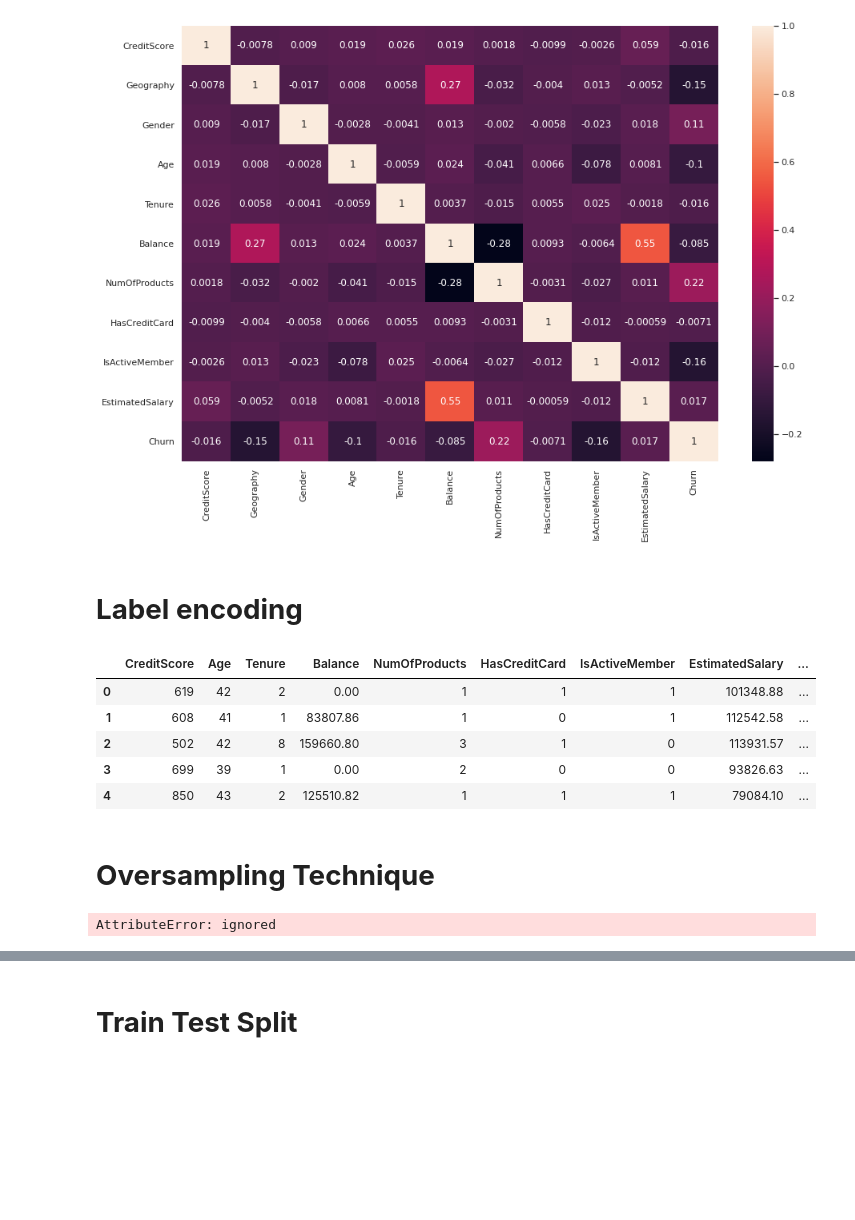
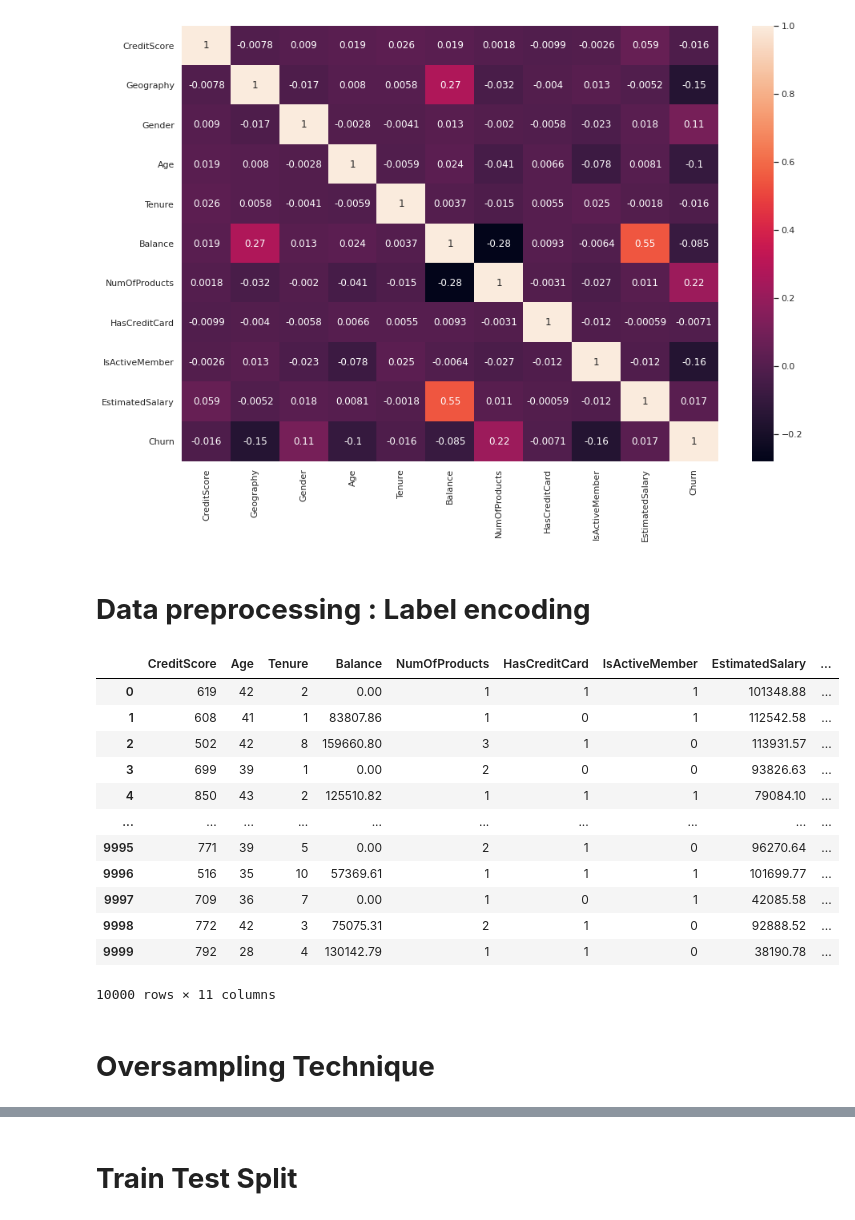
Before and after one commit to HoudaELB/Churn-Prediction-with-ML, a Jupyter notebook: Churn_Prediction.ipynb, the cells around one changed output, grey strips where cells are left out. Drawn from its saved outputs; the diff is of its cells as text; code cells hidden in the pictures; blank space fills up the shorter version.

```diff
--- a/Churn_Prediction.ipynb
+++ b/Churn_Prediction.ipynb
@@ -227,7 +227,7 @@ sns.heatmap(df_corr.corr(), annot=True)
 <matplotlib.axes._subplots.AxesSubplot at 0x...>
 [figure]
 # %% [markdown]
-# **Label encoding**
+# **Data preprocessing : Label encoding**
 # %%
 from sklearn.preprocessing import LabelEncoder
 
@@ -245,14 +245,21 @@ replace_values = {'No': 0,
                  'Yes': 1}
 df = df.replace({"Churn": replace_values, "HasCreditCard": replace_values, "IsActiveMember": replace_values})
 # %%
-df.head()
+df
 # %% [output]
 |  | CreditScore | Age | Tenure | Balance | NumOfProducts | HasCreditCard | IsActiveMember | EstimatedSalary | ... |
 | 0 | 619 | 42 | 2 | 0.00 | 1 | 1 | 1 | 101348.88 | ... |
 | 1 | 608 | 41 | 1 | 83807.86 | 1 | 0 | 1 | 112542.58 | ... |
 | 2 | 502 | 42 | 8 | 159660.80 | 3 | 1 | 0 | 113931.57 | ... |
 | 3 | 699 | 39 | 1 | 0.00 | 2 | 0 | 0 | 93826.63 | ... |
 | 4 | 850 | 43 | 2 | 125510.82 | 1 | 1 | 1 | 79084.10 | ... |
+| ... | ... | ... | ... | ... | ... | ... | ... | ... | ... |
+| 9995 | 771 | 39 | 5 | 0.00 | 2 | 1 | 0 | 96270.64 | ... |
+| 9996 | 516 | 35 | 10 | 57369.61 | 1 | 1 | 1 | 101699.77 | ... |
+| 9997 | 709 | 36 | 7 | 0.00 | 1 | 0 | 1 | 42085.58 | ... |
+| 9998 | 772 | 42 | 3 | 75075.31 | 2 | 1 | 0 | 92888.52 | ... |
+| 9999 | 792 | 28 | 4 | 130142.79 | 1 | 1 | 0 | 38190.78 | ... |
+10000 rows × 11 columns
 # %% [markdown]
 # **Oversampling Technique**
 # %%
@@ -262,7 +269,3 @@ x=df.drop('Churn', axis=1)
 y = df['Churn']
 sm = SMOTE(random_state=0)
 X_resampled, y_resampled = sm.fit_resample(x, y)
-# %%
-y_resampled.value_counts()
-# %% [output]
-AttributeError: ignored
```
Also changed, not shown: parts of 17 cells of this notebook.
